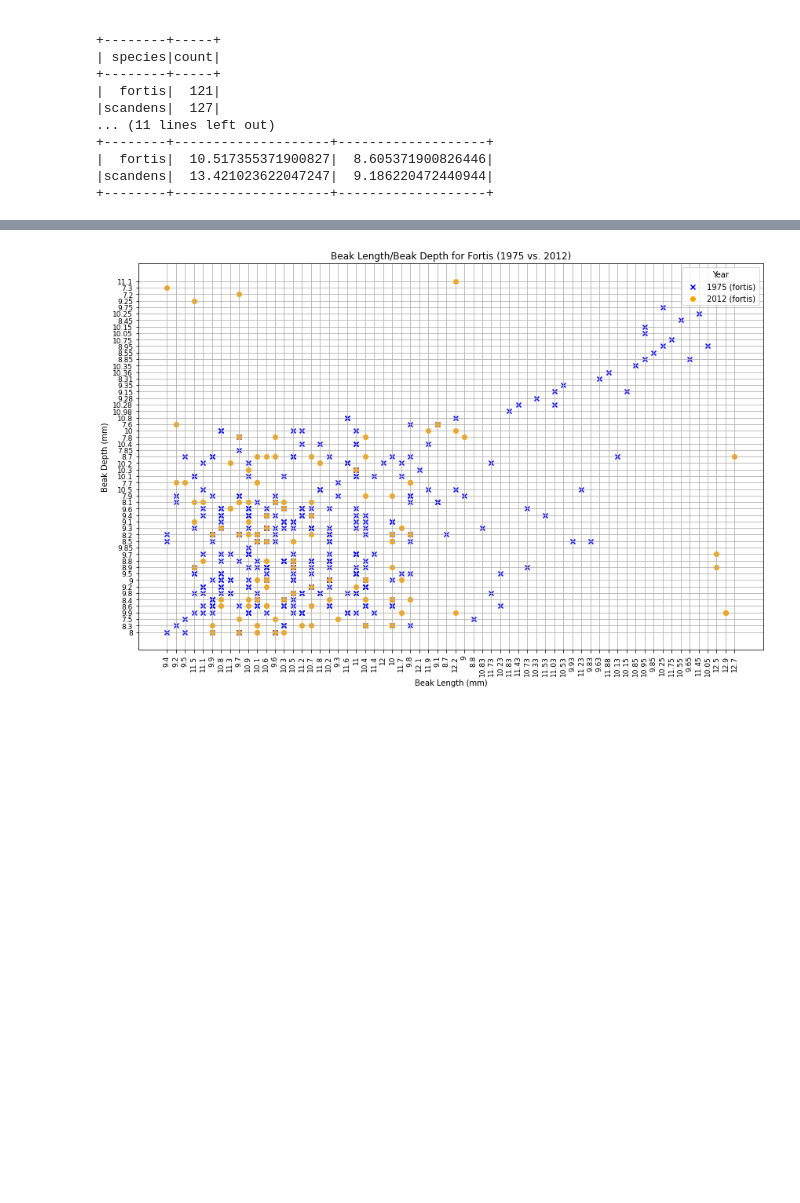
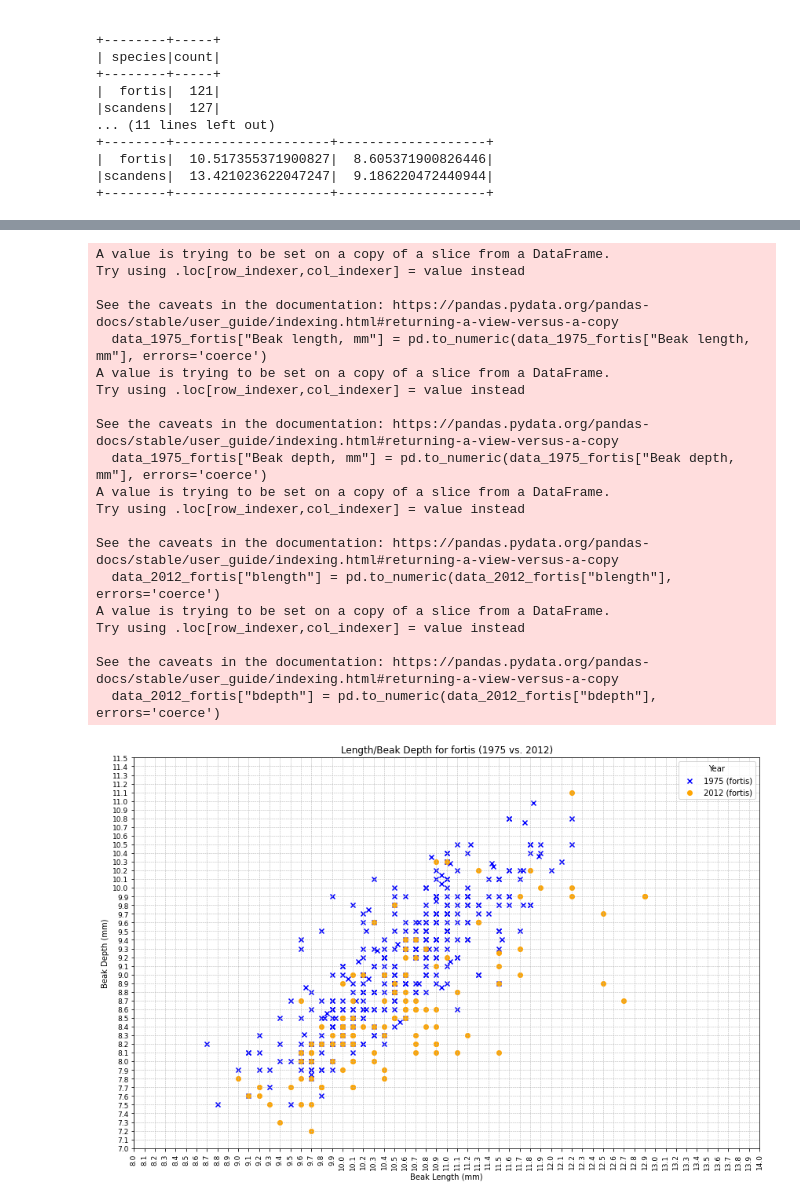
Before and after one commit to janmcconnellCityU/Fall_2024_DS625_Team_01, a Jupyter notebook: EDA/Ean/DarwinProject.ipynb, the cells around one changed output, grey strips where cells are left out. Cells and saved outputs as stored; diff of their text form; code cells hidden in the pictures; blank space fills up the shorter version.

```diff
--- a/EDA/Ean/DarwinProject.ipynb
+++ b/EDA/Ean/DarwinProject.ipynb
@@ -361,39 +395,72 @@ plt.show()
 # %%
 
-
-# filterring for fortis species
 data_1975_fortis = data_1975[data_1975["species"] == "fortis"]
 data_2012_fortis = data_2012[data_2012["species"] == "fortis"]
+data_1975_fortis["Beak length, mm"] = pd.to_numeric(data_1975_fortis["Beak length, mm"], errors='coerce')
+data_1975_fortis["Beak depth, mm"] = pd.to_numeric(data_1975_fortis["Beak depth, mm"], errors='coerce')
+data_2012_fortis["blength"] = pd.to_numeric(data_2012_fortis["blength"], errors='coerce')
+data_2012_fortis["bdepth"] = pd.to_numeric(data_2012_fortis["bdepth"], errors='coerce')
+data_1975_fortis = data_1975_fortis.sort_values(by=["Beak length, mm", "Beak depth, mm"]).reset_index(drop=True)
+data_2012_fortis = data_2012_fortis.sort_values(by=["blength", "bdepth"]).reset_index(drop=True)
+
+# Filtering for fortis species
+x_min, x_max = 8, 14
+y_min, y_max = 7, 11.5
+x_ticks = np.arange(x_min, x_max + 0.1, 0.1)
+y_ticks = np.arange(y_min, y_max + 0.1, 0.1)
 
 plt.figure(figsize=(12, 8))
 
 # Plot 1975
 plt.scatter(
     data_1975_fortis["Beak length, mm"],
     data_1975_fortis["Beak depth, mm"],
     marker='x',
     color='blue',
     label="1975 (fortis)"
 )
 
 # Plot 2012
 plt.scatter(
     data_2012_fortis["blength"],
     data_2012_fortis["bdepth"],
     marker='o',
     color='orange',
     label="2012 (fortis)"
 )
 
 # Add titles and labels
-plt.title("Beak Length/Beak Depth for Fortis (1975 vs. 2012)", fontsize=12)
+plt.title("Length/Beak Depth for fortis (1975 vs. 2012)", fontsize=12)
 plt.xlabel("Beak Length (mm)", fontsize=10)
 plt.ylabel("Beak Depth (mm)", fontsize=10)
 plt.legend(title="Year", fontsize=10)
-plt.grid(True)
-plt.xticks(fontsize=9, rotation=90)
-plt.yticks(fontsize=9)
+plt.grid(True, which='both', linestyle='--', linewidth=0.5)
+
+# Apply denser ticks
+plt.xticks(x_ticks, fontsize=9, rotation=90)
+plt.yticks(y_ticks, fontsize=9)
+
 plt.tight_layout()
 plt.show()
 # %% [output]
+A value is trying to be set on a copy of a slice from a DataFrame.
+Try using .loc[row_indexer,col_indexer] = value instead
+
+See the caveats in the documentation: https://pandas.pydata.org/pandas-docs/stable/user_guide/indexing.html#returning-a-view-versus-a-copy
+  data_1975_fortis["Beak length, mm"] = pd.to_numeric(data_1975_fortis["Beak length, mm"], errors='coerce')
+A value is trying to be set on a copy of a slice from a DataFrame.
+Try using .loc[row_indexer,col_indexer] = value instead
+
+See the caveats in the documentation: https://pandas.pydata.org/pandas-docs/stable/user_guide/indexing.html#returning-a-view-versus-a-copy
+  data_1975_fortis["Beak depth, mm"] = pd.to_numeric(data_1975_fortis["Beak depth, mm"], errors='coerce')
+A value is trying to be set on a copy of a slice from a DataFrame.
+Try using .loc[row_indexer,col_indexer] = value instead
+
+See the caveats in the documentation: https://pandas.pydata.org/pandas-docs/stable/user_guide/indexing.html#returning-a-view-versus-a-copy
+  data_2012_fortis["blength"] = pd.to_numeric(data_2012_fortis["blength"], errors='coerce')
+A value is trying to be set on a copy of a slice from a DataFrame.
+Try using .loc[row_indexer,col_indexer] = value instead
+
+See the caveats in the documentation: https://pandas.pydata.org/pandas-docs/stable/user_guide/indexing.html#returning-a-view-versus-a-copy
+  data_2012_fortis["bdepth"] = pd.to_numeric(data_2012_fortis["bdepth"], errors='coerce')
-[figure, old version]
+[figure, new version]
```
Also changed, not shown: parts of 3 cells of this notebook.
